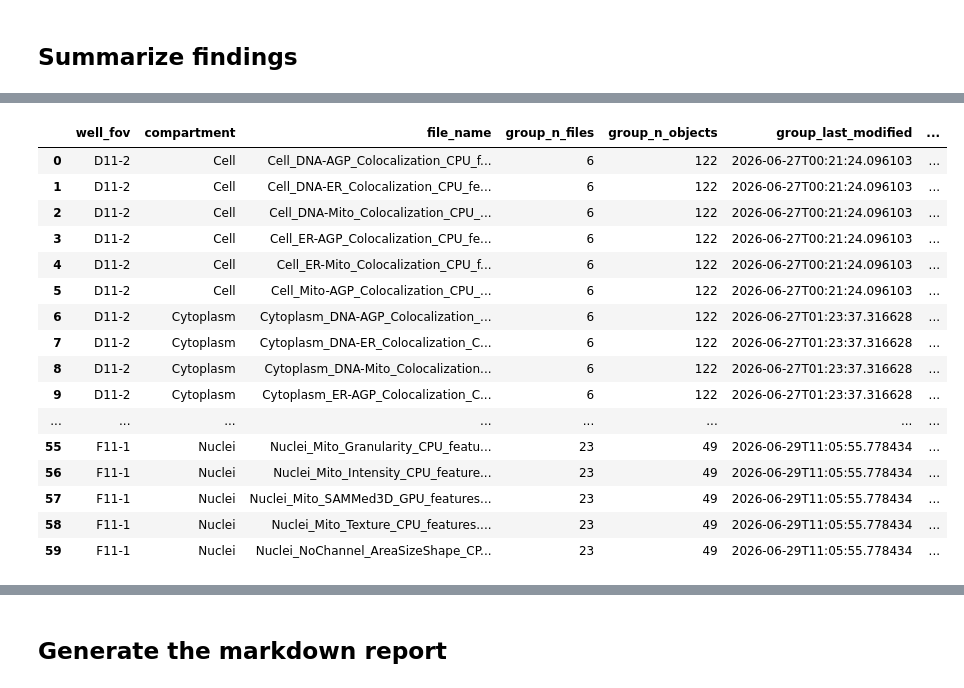
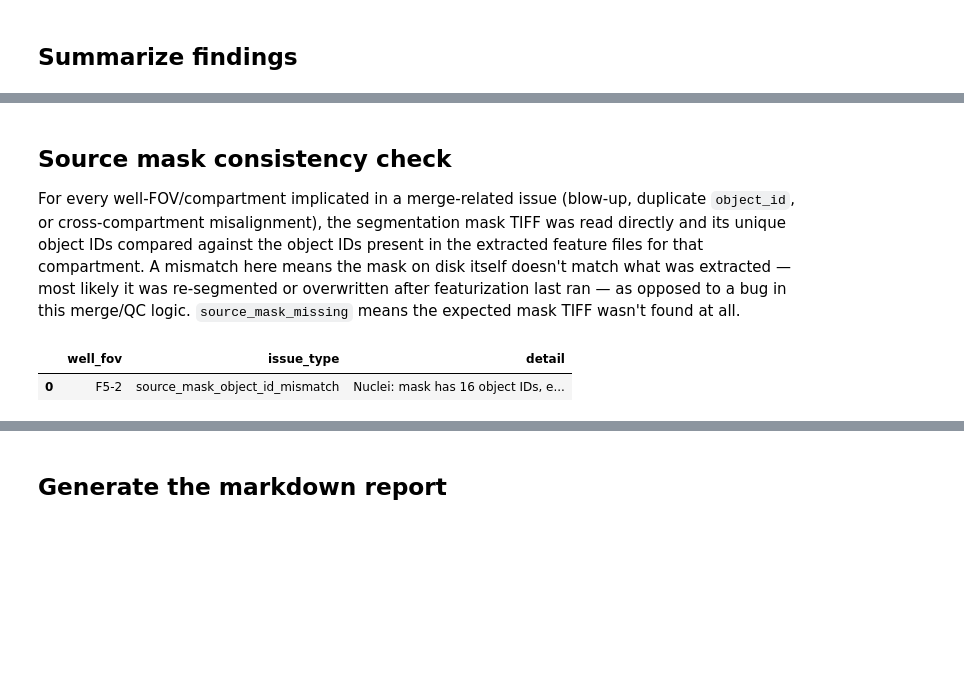
Before and after one commit to WayScience/NF1_3D_organoid_profiling_pipeline, a Jupyter notebook: 3.cellprofiling/notebooks/merge_well_fov_features_single_patient.ipynb, the cells around one changed output, grey strips where cells are left out. Cells and saved outputs as stored; diff of their text form; code cells hidden in the pictures; blank space fills up the shorter version.

```diff
--- a/3.cellprofiling/notebooks/merge_well_fov_features_single_patient.ipynb
+++ b/3.cellprofiling/notebooks/merge_well_fov_features_single_patient.ipynb
@@ -141,4 +156,15 @@ def parse_feature_filename(path: pathlib.Path) -> dict:
         "feature_type": parts[2] if len(parts) > 2 else None,
         "processor": parts[-2] if len(parts) > 1 else None,
     }
+# %%
+def get_mask_object_ids(mask_path: pathlib.Path) -> set | None:
+    """Unique non-background object IDs read directly from a segmentation mask TIFF.
+
+    Returns None if the mask file does not exist, so callers can distinguish a
+    missing mask from a mask with zero detected objects.
+    """
+    if not mask_path.exists():
+        return None
+    mask = tifffile.imread(mask_path)
+    return set(np.unique(mask).tolist()) - {0}
 # %%
@@ -333,34 +324,12 @@ def process_well_fov(well_fov_dir: pathlib.Path) -> tuple[dict, list[dict], list
 # %%
 summaries = []
 all_issues = []
-all_rerun_rows = []
 for well_fov_dir in tqdm.tqdm(well_fov_dirs, desc=f"Merging {patient} well-FOVs"):
-    summary, issues, rerun_rows = process_well_fov(well_fov_dir)
+    summary, issues = process_well_fov(well_fov_dir)
     summaries.append(summary)
     all_issues.extend(issues)
-    all_rerun_rows.extend(rerun_rows)
 
 summary_df = pd.DataFrame(summaries)
 issues_df = pd.DataFrame(all_issues, columns=["well_fov", "issue_type", "detail"])
-rerun_df = pd.DataFrame(
-    all_rerun_rows,
-    columns=[
-        "well_fov",
-        "compartment",
-        "file_name",
-        "group_n_files",
-        "group_n_objects",
-        "group_last_modified",
-        "reference_n_files",
-        "reference_n_objects",
-        "reference_last_modified",
-        "vote_majority_would_pick_this_group",
-        "min_object_id",
-        "id_scheme_suspected",
-    ],
-)
-print(
-    f"{len(summary_df)} well-FOVs processed, {len(issues_df)} issues logged, "
-    f"{len(rerun_df)} files flagged to rerun"
-)
+print(f"{len(summary_df)} well-FOVs processed, {len(issues_df)} issues logged")
 # %% [output]
@@ -474,20 +432,20 @@ of flagging it.
+# %% [markdown]
+## Source mask consistency check
+
+For every well-FOV/compartment implicated in a merge-related issue (blow-up,
+duplicate `object_id`, or cross-compartment misalignment), the segmentation mask
+TIFF was read directly and its unique object IDs compared against the object IDs
+present in the extracted feature files for that compartment. A mismatch here means
+the mask on disk itself doesn't match what was extracted — most likely it was
+re-segmented or overwritten after featurization last ran — as opposed to a bug in
+this merge/QC logic. `source_mask_missing` means the expected mask TIFF wasn't found
+at all.
 # %%
-rerun_df.sort_values(["well_fov", "compartment", "file_name"]).reset_index(drop=True)
+issues_df.loc[
+    issues_df["issue_type"].isin(
+        ["source_mask_object_id_mismatch", "source_mask_missing"]
+    )
+].sort_values(["well_fov"]).reset_index(drop=True)
 # %% [output]
-|  | well_fov | compartment | file_name | group_n_files | group_n_objects | group_last_modified | ... |
-| 0 | D11-2 | Cell | Cell_DNA-AGP_Colocalization_CPU_f... | 6 | 122 | 2026-06-27T00:21:24.096103 | ... |
-| 1 | D11-2 | Cell | Cell_DNA-ER_Colocalization_CPU_fe... | 6 | 122 | 2026-06-27T00:21:24.096103 | ... |
-| 2 | D11-2 | Cell | Cell_DNA-Mito_Colocalization_CPU_... | 6 | 122 | 2026-06-27T00:21:24.096103 | ... |
-| 3 | D11-2 | Cell | Cell_ER-AGP_Colocalization_CPU_fe... | 6 | 122 | 2026-06-27T00:21:24.096103 | ... |
-| 4 | D11-2 | Cell | Cell_ER-Mito_Colocalization_CPU_f... | 6 | 122 | 2026-06-27T00:21:24.096103 | ... |
-| 5 | D11-2 | Cell | Cell_Mito-AGP_Colocalization_CPU_... | 6 | 122 | 2026-06-27T00:21:24.096103 | ... |
-| 6 | D11-2 | Cytoplasm | Cytoplasm_DNA-AGP_Colocalization_... | 6 | 122 | 2026-06-27T01:23:37.316628 | ... |
-| 7 | D11-2 | Cytoplasm | Cytoplasm_DNA-ER_Colocalization_C... | 6 | 122 | 2026-06-27T01:23:37.316628 | ... |
-| 8 | D11-2 | Cytoplasm | Cytoplasm_DNA-Mito_Colocalization... | 6 | 122 | 2026-06-27T01:23:37.316628 | ... |
-| 9 | D11-2 | Cytoplasm | Cytoplasm_ER-AGP_Colocalization_C... | 6 | 122 | 2026-06-27T01:23:37.316628 | ... |
-| ... | ... | ... | ... | ... | ... | ... | ... |
-| 55 | F11-1 | Nuclei | Nuclei_Mito_Granularity_CPU_featu... | 23 | 49 | 2026-06-29T11:05:55.778434 | ... |
-| 56 | F11-1 | Nuclei | Nuclei_Mito_Intensity_CPU_feature... | 23 | 49 | 2026-06-29T11:05:55.778434 | ... |
-| 57 | F11-1 | Nuclei | Nuclei_Mito_SAMMed3D_GPU_features... | 23 | 49 | 2026-06-29T11:05:55.778434 | ... |
-| 58 | F11-1 | Nuclei | Nuclei_Mito_Texture_CPU_features.... | 23 | 49 | 2026-06-29T11:05:55.778434 | ... |
-| 59 | F11-1 | Nuclei | Nuclei_NoChannel_AreaSizeShape_CP... | 23 | 49 | 2026-06-29T11:05:55.778434 | ... |
+|  | well_fov | issue_type | detail |
+| 0 | F5-2 | source_mask_object_id_mismatch | Nuclei: mask has 16 object IDs, e... |
```
Also changed, not shown: parts of 25 cells of this notebook, 9 other files.
